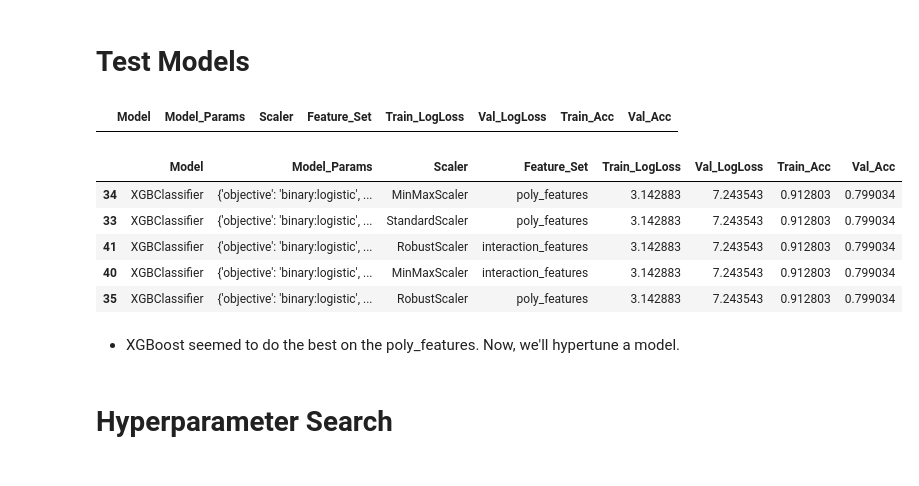
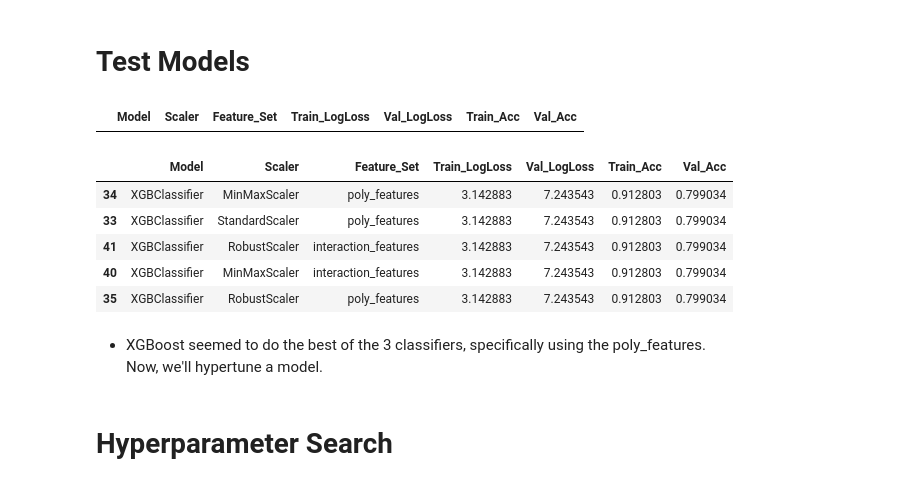
Before and after one commit to heefjones/spaceship_titanic, a Jupyter notebook: submission.ipynb, the cells around one changed output. Saved outputs shown, nothing was run; the diff lists cells and outputs as text; code cells hidden in the pictures.

```diff
--- a/submission.ipynb
+++ b/submission.ipynb
@@ -168,11 +148,11 @@ models = [LogisticRegression(n_jobs=-1, random_state=SEED), RandomForestClassifi
 scalers = [StandardScaler(), MinMaxScaler(), RobustScaler()]
 
 # create a df to hold model performance
-models_df = pd.DataFrame(columns=['Model', 'Model_Params', 'Scaler', 'Feature_Set', 'Train_LogLoss', 'Val_LogLoss', 'Train_Acc', 'Val_Acc']).astype({
-    'Model': 'object', 'Model_Params': 'object', 'Scaler': 'object', 'Feature_Set': 'object', 'Train_LogLoss': 'float', 'Val_LogLoss': 'float', 'Train_Acc': 'float', 'Val_Acc': 'float'})
+models_df = pd.DataFrame(columns=['Model', 'Scaler', 'Feature_Set', 'Train_LogLoss', 'Val_LogLoss', 'Train_Acc', 'Val_Acc']).astype({
+    'Model': 'object', 'Scaler': 'object', 'Feature_Set': 'object', 'Train_LogLoss': 'float', 'Val_LogLoss': 'float', 'Train_Acc': 'float', 'Val_Acc': 'float'})
 models_df
 # %% [output]
-|  | Model | Model_Params | Scaler | Feature_Set | Train_LogLoss | Val_LogLoss | Train_Acc | Val_Acc |
+|  | Model | Scaler | Feature_Set | Train_LogLoss | Val_LogLoss | Train_Acc | Val_Acc |
 # %%
 # run models
 for model in tqdm(models, desc="Running Models"):
@@ -180,16 +160,19 @@ for model in tqdm(models, desc="Running Models"):
         for scaler in scalers:
             cross_val_model(estimator=model, data_name=name, data=data, scaler=scaler, models_df=models_df)
 # %%
+# save models_df
+models_df.to_csv('models_df.csv', index=False)
+
 # inspect
 models_df.sort_values(by='Val_LogLoss').head()
 # %% [output]
-|  | Model | Model_Params | Scaler | Feature_Set | Train_LogLoss | Val_LogLoss | Train_Acc | Val_Acc |
-| 34 | XGBClassifier | {'objective': 'binary:logistic', ... | MinMaxScaler | poly_features | 3.142883 | 7.243543 | 0.912803 | 0.799034 |
-| 33 | XGBClassifier | {'objective': 'binary:logistic', ... | StandardScaler | poly_features | 3.142883 | 7.243543 | 0.912803 | 0.799034 |
-| 41 | XGBClassifier | {'objective': 'binary:logistic', ... | RobustScaler | interaction_features | 3.142883 | 7.243543 | 0.912803 | 0.799034 |
-| 40 | XGBClassifier | {'objective': 'binary:logistic', ... | MinMaxScaler | interaction_features | 3.142883 | 7.243543 | 0.912803 | 0.799034 |
-| 35 | XGBClassifier | {'objective': 'binary:logistic', ... | RobustScaler | poly_features | 3.142883 | 7.243543 | 0.912803 | 0.799034 |
+|  | Model | Scaler | Feature_Set | Train_LogLoss | Val_LogLoss | Train_Acc | Val_Acc |
+| 34 | XGBClassifier | MinMaxScaler | poly_features | 3.142883 | 7.243543 | 0.912803 | 0.799034 |
+| 33 | XGBClassifier | StandardScaler | poly_features | 3.142883 | 7.243543 | 0.912803 | 0.799034 |
+| 41 | XGBClassifier | RobustScaler | interaction_features | 3.142883 | 7.243543 | 0.912803 | 0.799034 |
+| 40 | XGBClassifier | MinMaxScaler | interaction_features | 3.142883 | 7.243543 | 0.912803 | 0.799034 |
+| 35 | XGBClassifier | RobustScaler | poly_features | 3.142883 | 7.243543 | 0.912803 | 0.799034 |
 # %% [markdown]
-- XGBoost seemed to do the best on the poly_features. Now, we'll hypertune a model.
+- XGBoost seemed to do the best of the 3 classifiers, specifically using the poly_features. Now, we'll hypertune a model.
 # %% [markdown]
 # Hyperparameter Search
```
Also changed, not shown: parts of 12 cells of this notebook, 2 other files.
